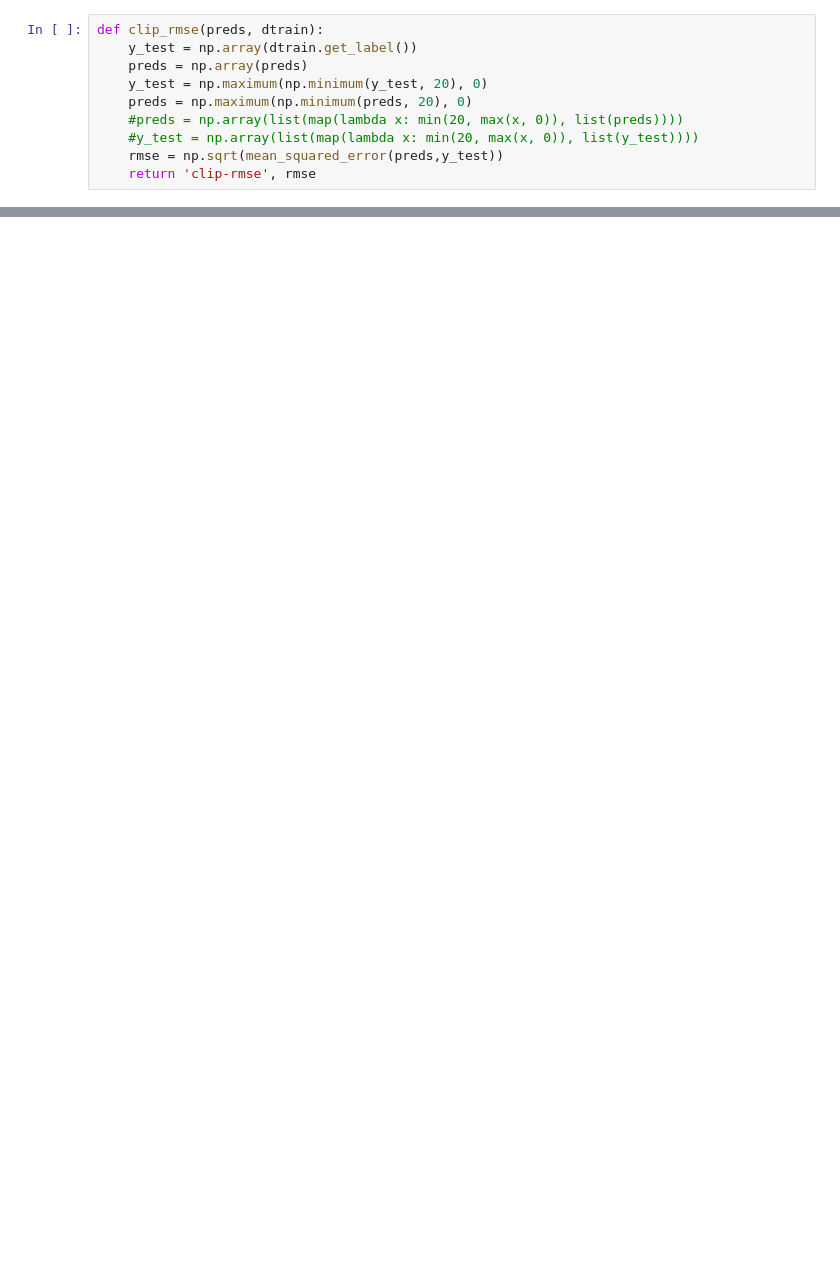
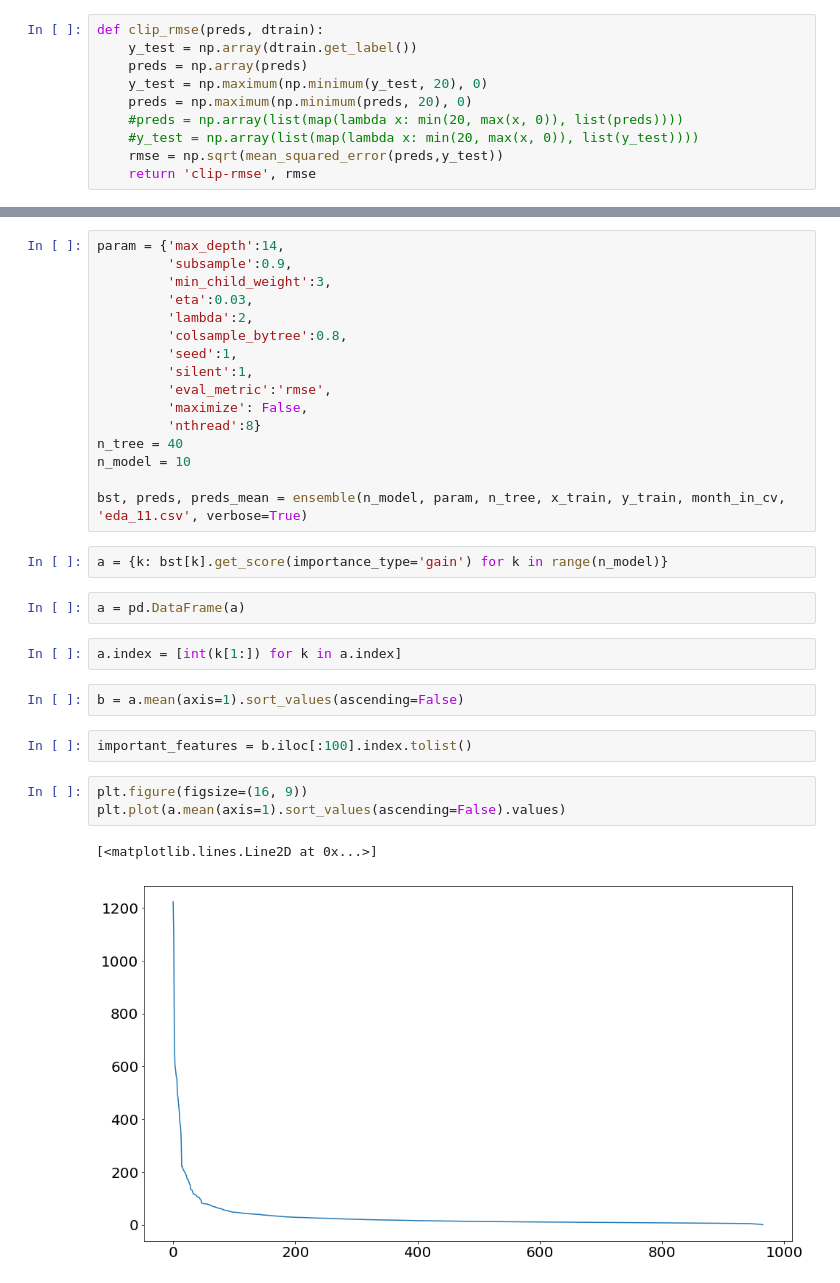
Before and after one commit to LiYan1988/predict_future_sales, a Jupyter notebook: eda_11.ipynb, the cells around one changed output, grey strips where cells are left out. Drawn from its saved outputs; the diff is of its cells as text; blank space fills up the shorter version.

```diff
--- a/eda_11.ipynb
+++ b/eda_11.ipynb
@@ -225,0 +279,32 @@ plt.grid()
+# %%
+param = {'max_depth':14,
+         'subsample':0.9,
+         'min_child_weight':3,
+         'eta':0.03,
+         'lambda':2,
+         'colsample_bytree':0.8,
+         'seed':1,
+         'silent':1,
+         'eval_metric':'rmse',
+         'maximize': False,
+         'nthread':8}
+n_tree = 40
+n_model = 10
+
+bst, preds, preds_mean = ensemble(n_model, param, n_tree, x_train, y_train, month_in_cv, 'eda_11.csv', verbose=True)
+# %%
+a = {k: bst[k].get_score(importance_type='gain') for k in range(n_model)}
+# %%
+a = pd.DataFrame(a)
+# %%
+a.index = [int(k[1:]) for k in a.index]
+# %%
+b = a.mean(axis=1).sort_values(ascending=False)
+# %%
+important_features = b.iloc[:100].index.tolist()
+# %%
+plt.figure(figsize=(16, 9))
+plt.plot(a.mean(axis=1).sort_values(ascending=False).values)
+# %% [output]
+[<matplotlib.lines.Line2D at 0x...>]
+[figure, added]
```
Also changed, not shown: parts of 14 cells of this notebook, 4 other files.
